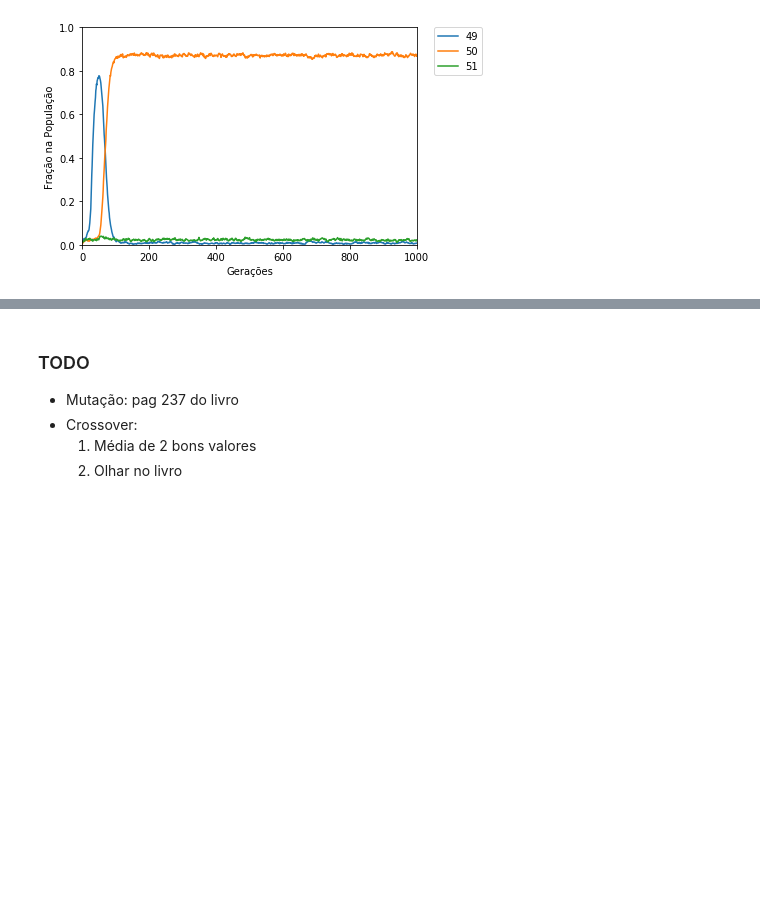
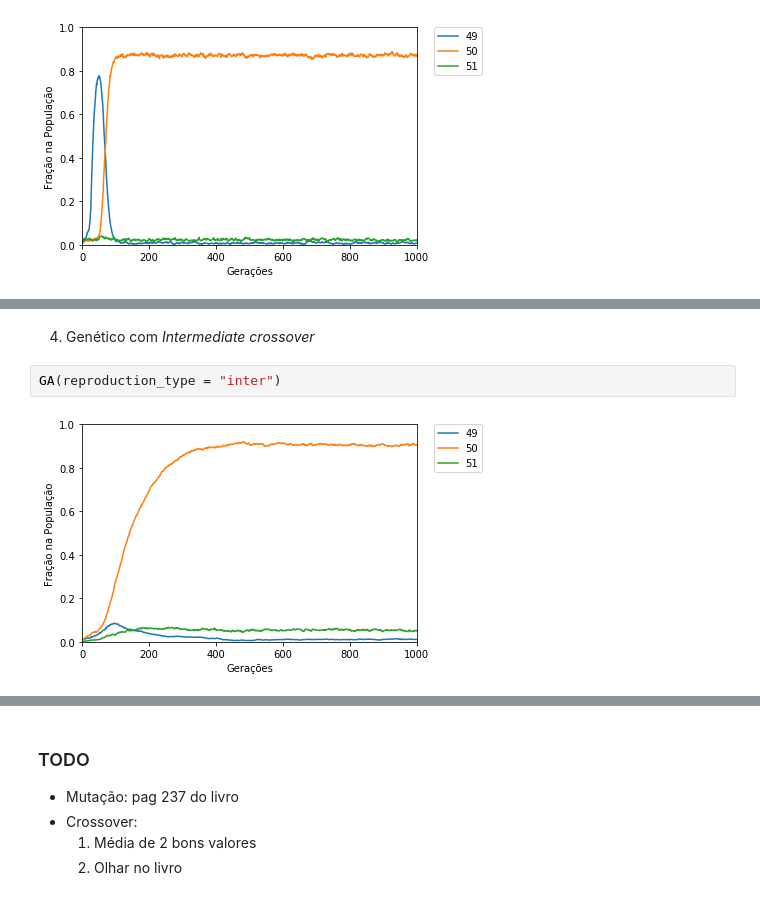
Before and after one commit to gaabrielfranco/game-theory-w1, a Jupyter notebook: twin-sisters.ipynb, the cells around one changed output, grey strips where cells are left out. Drawn from its saved outputs; the diff is of its cells as text; blank space fills up the shorter version.

```diff
--- a/twin-sisters.ipynb
+++ b/twin-sisters.ipynb
@@ -175,0 +220,6 @@ GA(m = 100)
+# %% [markdown]
+4) Genético com *Intermediate crossover*
+# %%
+GA(reproduction_type = "inter")
+# %% [output]
+[figure, added]
```
Also changed, not shown: parts of 10 cells of this notebook, 1 other file.
